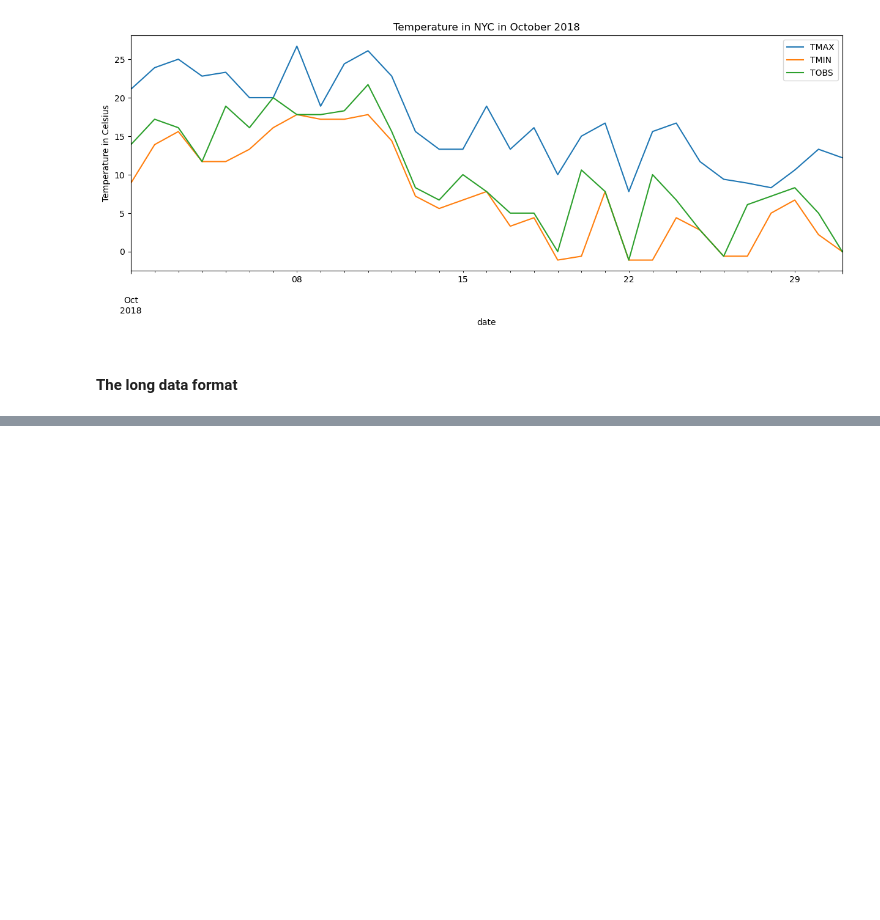
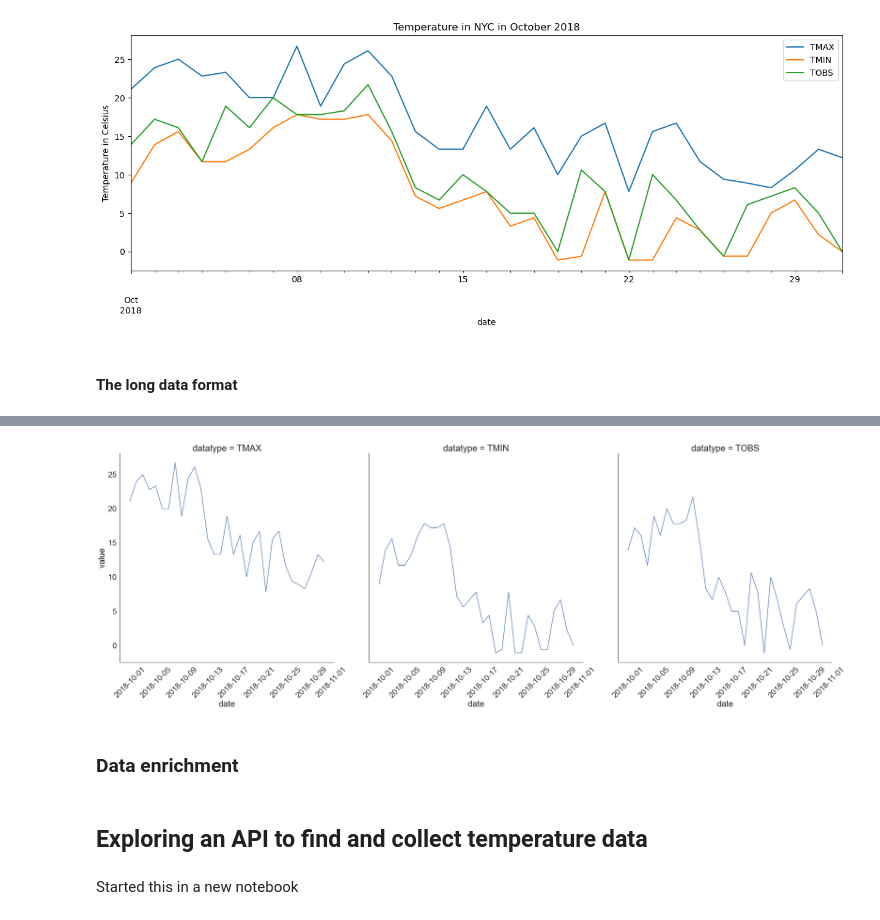
Before and after one commit to pydatawrangler/eda_ref, a Jupyter notebook: hands_on_pandas/notebooks/04_hands_on_pandas_chap3_thru_pg_122.ipynb, the cells around one changed output, grey strips where cells are left out. Drawn from its saved outputs; the diff is of its cells as text; code cells hidden in the pictures; blank space fills up the shorter version.

```diff
--- a/hands_on_pandas/notebooks/04_hands_on_pandas_chap3_thru_pg_122.ipynb
+++ b/hands_on_pandas/notebooks/04_hands_on_pandas_chap3_thru_pg_122.ipynb
@@ -48,0 +84,18 @@ plt.show()
+# %%
+sns.set(
+    rc={'figure.figsize': (20, 10)},
+    style='white', font_scale=2
+)
+g = sns.FacetGrid(long_df, col='datatype', height=10)
+g = g.map(plt.plot, 'date', 'value')
+g.set_titles(size=25)
+g.set_xticklabels(rotation=45)
+plt.show()
+# %% [output]
+[figure, added]
+# %% [markdown]
+### Data enrichment
+# %% [markdown]
+## Exploring an API to find and collect temperature data
+# %% [markdown]
+Started this in a new notebook
```
Also changed, not shown: parts of 5 cells of this notebook.
